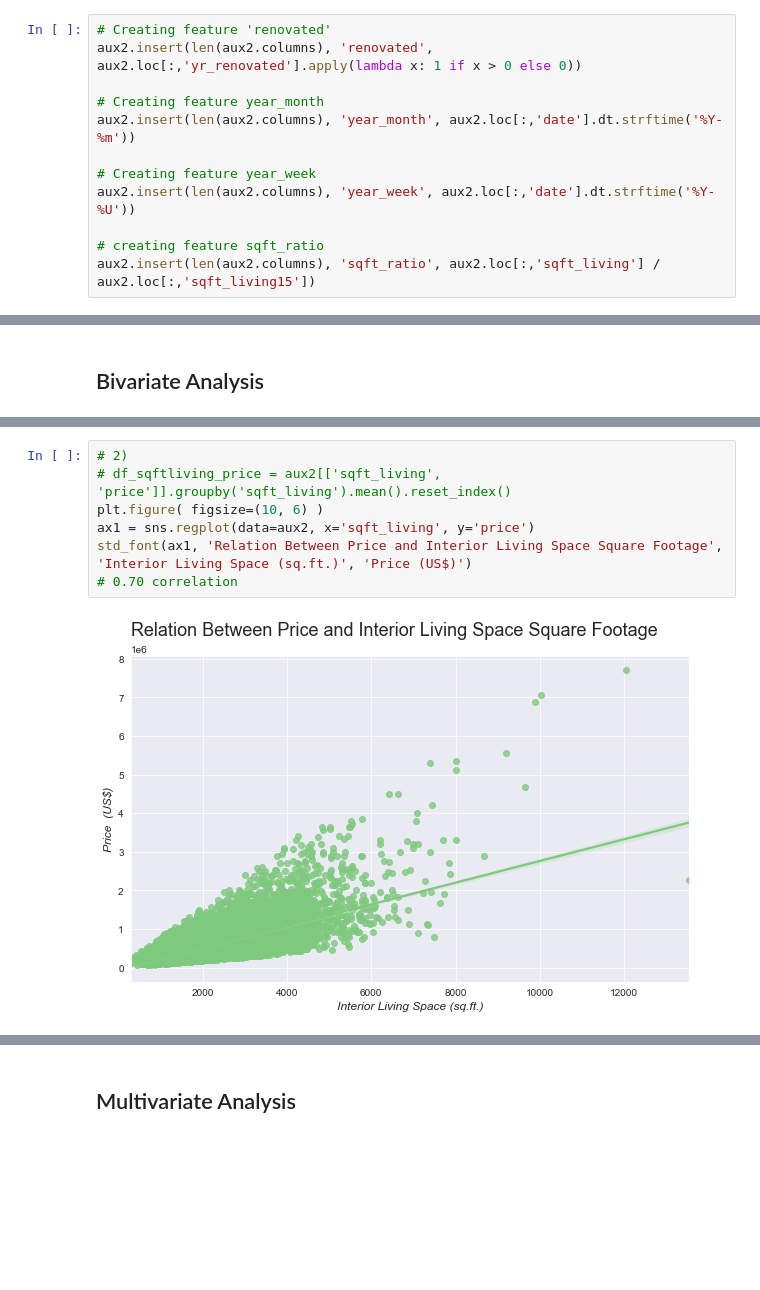
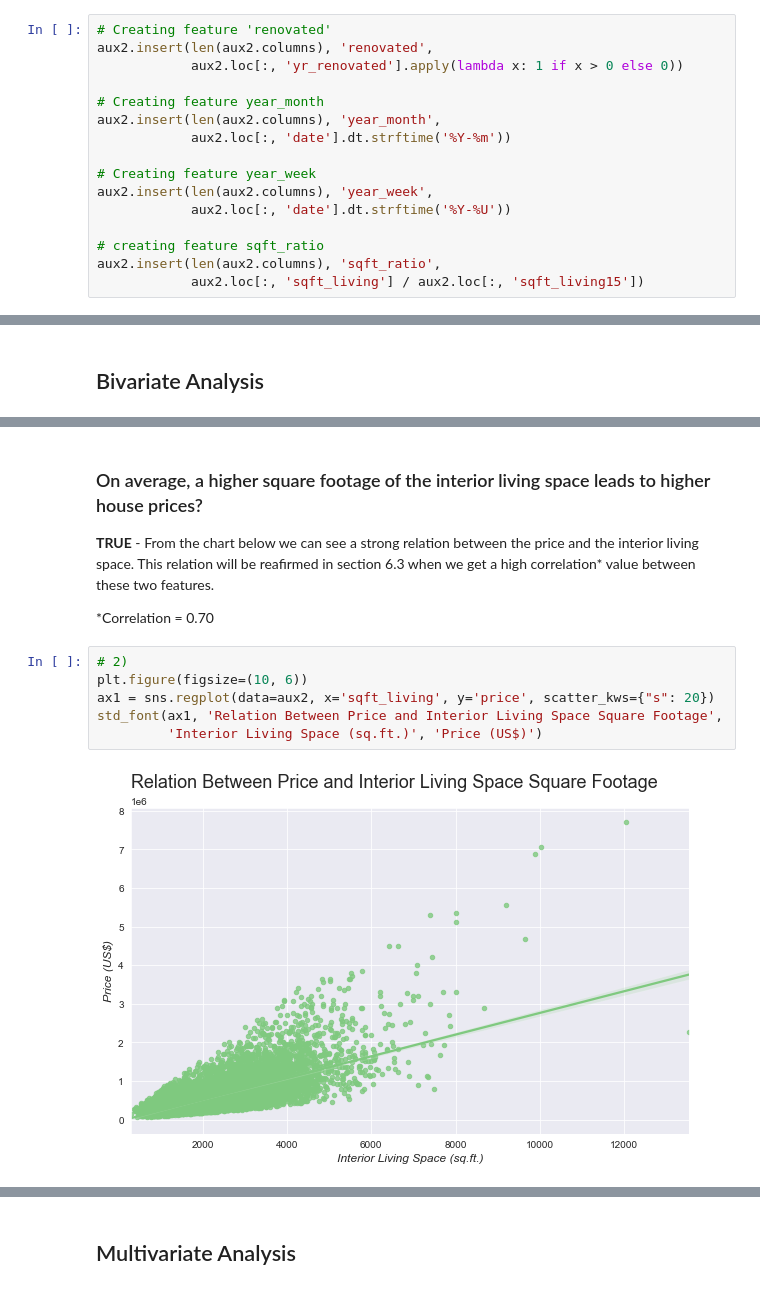
Before and after one commit to rodrigomm92/king_county_house_sales, a Jupyter notebook: insight_project_kc_houses.ipynb, the cells around one changed output, grey strips where cells are left out. Cells and saved outputs as stored; diff of their text form; blank space fills up the shorter version.

```diff
--- a/insight_project_kc_houses.ipynb
+++ b/insight_project_kc_houses.ipynb
@@ -142,15 +145,19 @@ aux2 = df_raw[df_raw['bedrooms'] < 33 ]
 # %%
 # Creating feature 'renovated'
-aux2.insert(len(aux2.columns), 'renovated', aux2.loc[:,'yr_renovated'].apply(lambda x: 1 if x > 0 else 0))
+aux2.insert(len(aux2.columns), 'renovated',
+            aux2.loc[:, 'yr_renovated'].apply(lambda x: 1 if x > 0 else 0))
 
 # Creating feature year_month
-aux2.insert(len(aux2.columns), 'year_month', aux2.loc[:,'date'].dt.strftime('%Y-%m'))
+aux2.insert(len(aux2.columns), 'year_month',
+            aux2.loc[:, 'date'].dt.strftime('%Y-%m'))
 
 # Creating feature year_week
-aux2.insert(len(aux2.columns), 'year_week', aux2.loc[:,'date'].dt.strftime('%Y-%U'))
+aux2.insert(len(aux2.columns), 'year_week',
+            aux2.loc[:, 'date'].dt.strftime('%Y-%U'))
 
 # creating feature sqft_ratio
-aux2.insert(len(aux2.columns), 'sqft_ratio', aux2.loc[:,'sqft_living'] / aux2.loc[:,'sqft_living15'])
+aux2.insert(len(aux2.columns), 'sqft_ratio',
+            aux2.loc[:, 'sqft_living'] / aux2.loc[:, 'sqft_living15'])
 # %% [markdown]
 # EXPLORATORY DATA ANALYSIS
 # %% [markdown]
@@ -178,11 +184,15 @@ ax=ax
 # %% [output]
 [figure]
+# %% [markdown]
+### On average, a higher square footage of the interior living space leads to higher house prices?
+**TRUE** - From the chart below we can see a strong relation between the price and the interior living space. This relation will be reafirmed in section 6.3 when we get a high correlation* value between these two features.
+
+*Correlation = 0.70
 # %%
 # 2)
-# df_sqftliving_price = aux2[['sqft_living', 'price']].groupby('sqft_living').mean().reset_index()
-plt.figure( figsize=(10, 6) )
-ax1 = sns.regplot(data=aux2, x='sqft_living', y='price')
-std_font(ax1, 'Relation Between Price and Interior Living Space Square Footage', 'Interior Living Space (sq.ft.)', 'Price (US$)')
-# 0.70 correlation
+plt.figure(figsize=(10, 6))
+ax1 = sns.regplot(data=aux2, x='sqft_living', y='price', scatter_kws={"s": 20})
+std_font(ax1, 'Relation Between Price and Interior Living Space Square Footage',
+         'Interior Living Space (sq.ft.)', 'Price (US$)')
 # %% [output]
-[figure, old version]
+[figure, new version]
```
Also changed, not shown: parts of 41 cells of this notebook, 2 other files.
